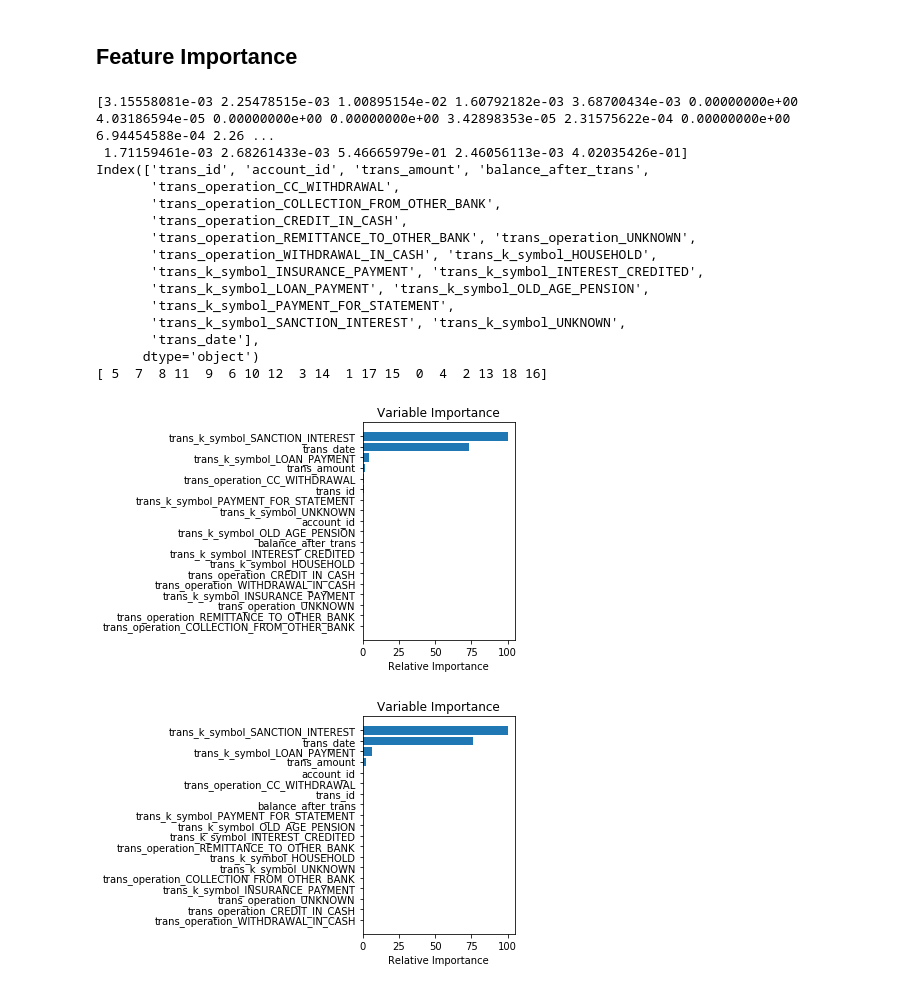
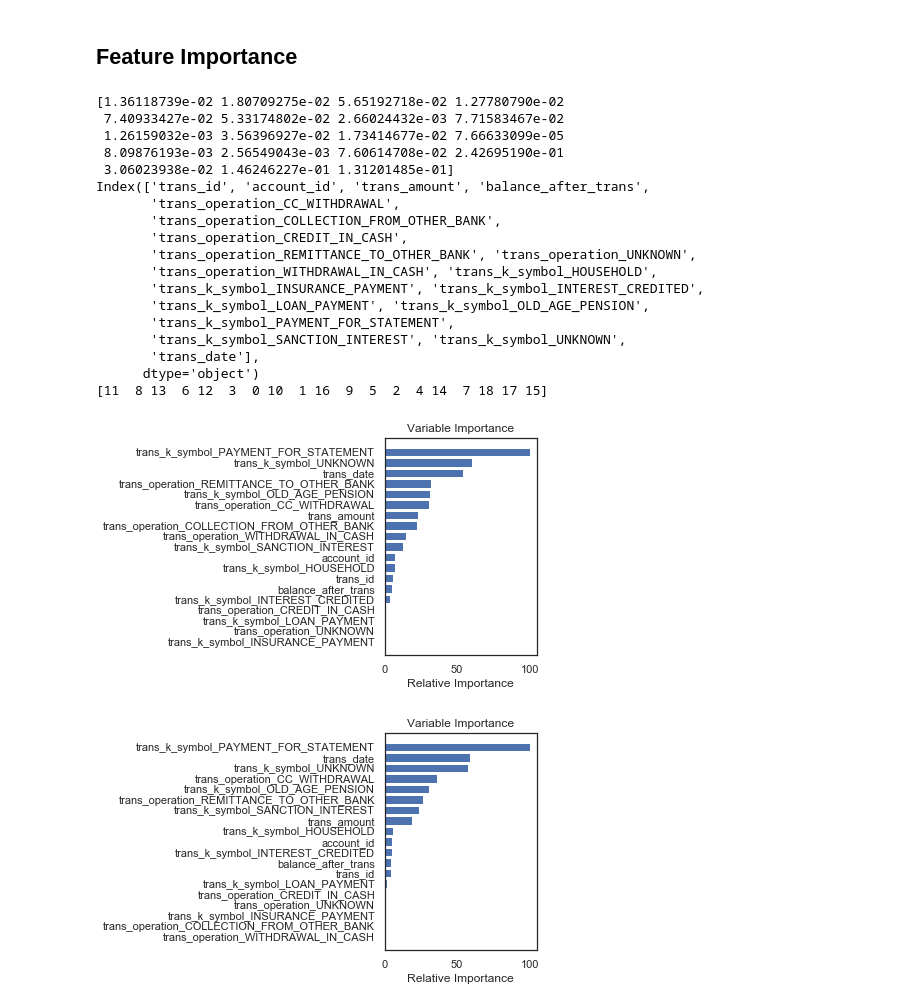
Before and after one commit to Baukebrenninkmeijer/TGAN, a Jupyter notebook: data_comparison_berka.ipynb, the cells around one changed output. Saved outputs shown, nothing was run; the diff lists cells and outputs as text; code cells hidden in the pictures.

```diff
--- a/data_comparison_berka.ipynb
+++ b/data_comparison_berka.ipynb
@@ -258,41 +258,44 @@ tablegan_evaluator.visual_evaluation(annot=False)
 target_col = 'trans_type'
 x = numerical_encoding(fake.drop([target_col], axis=1), nominal_columns=tgan_org_evaluator.categorical_columns)
 # %%
-feature_importance = tgan_org_evaluator.f_classifiers[2].feature_importances_
+feature_importance = tgan_org_evaluator.f_estimators[2].feature_importances_
 print(feature_importance)
 # feature_importance = clf.feature_importances_
 # make importances relative to max importance
 feature_importance = 100.0 * (feature_importance / feature_importance.max())
 sorted_idx = np.argsort(feature_importance)
 pos = np.arange(sorted_idx.shape[0]) + .5
 plt.subplot(1, 2, 2)
 plt.barh(pos, feature_importance[sorted_idx], align='center')
 column_names = x.columns
 print(column_names)
 print(sorted_idx)
 plt.yticks(pos, column_names[sorted_idx])
 plt.xlabel('Relative Importance')
 plt.title('Variable Importance')
 plt.show()
 # %% [output]
-[3.15558081e-03 2.25478515e-03 1.00895154e-02 1.60792182e-03 3.68700434e-03 0.00000000e+00 4.03186594e-05 0.00000000e+00 0.00000000e+00 3.42898353e-05 2.31575622e-04 0.00000000e+00 6.94454588e-04 2.26 ...
- 1.71159461e-03 2.68261433e-03 5.46665979e-01 2.46056113e-03 4.02035426e-01]
+[1.36118739e-02 1.80709275e-02 5.65192718e-02 1.27780790e-02
+ 7.40933427e-02 5.33174802e-02 2.66024432e-03 7.71583467e-02
+ 1.26159032e-03 3.56396927e-02 1.73414677e-02 7.66633099e-05
+ 8.09876193e-03 2.56549043e-03 7.60614708e-02 2.42695190e-01
+ 3.06023938e-02 1.46246227e-01 1.31201485e-01]
 Index(['trans_id', 'account_id', 'trans_amount', 'balance_after_trans',
        'trans_operation_CC_WITHDRAWAL',
        'trans_operation_COLLECTION_FROM_OTHER_BANK',
        'trans_operation_CREDIT_IN_CASH',
        'trans_operation_REMITTANCE_TO_OTHER_BANK', 'trans_operation_UNKNOWN',
        'trans_operation_WITHDRAWAL_IN_CASH', 'trans_k_symbol_HOUSEHOLD',
        'trans_k_symbol_INSURANCE_PAYMENT', 'trans_k_symbol_INTEREST_CREDITED',
        'trans_k_symbol_LOAN_PAYMENT', 'trans_k_symbol_OLD_AGE_PENSION',
        'trans_k_symbol_PAYMENT_FOR_STATEMENT',
        'trans_k_symbol_SANCTION_INTEREST', 'trans_k_symbol_UNKNOWN',
        'trans_date'],
       dtype='object')
-[ 5  7  8 11  9  6 10 12  3 14  1 17 15  0  4  2 13 18 16]
+[11  8 13  6 12  3  0 10  1 16  9  5  2  4 14  7 18 17 15]
-[figure, old version]
+[figure, new version]
 # %%
-feature_importance = tgan_org_evaluator.r_classifiers[2].feature_importances_
+feature_importance = tgan_org_evaluator.r_estimators[2].feature_importances_
 feature_importance = 100.0 * (feature_importance / feature_importance.max())
 sorted_idx = np.argsort(feature_importance)
 pos = np.arange(sorted_idx.shape[0]) + .5
@@ -304,4 +307,4 @@ plt.xlabel('Relative Importance')
 plt.title('Variable Importance')
 plt.show()
 # %% [output]
-[figure, old version]
+[figure, new version]
```
Also changed, not shown: parts of 10 cells of this notebook, 3 other files.
